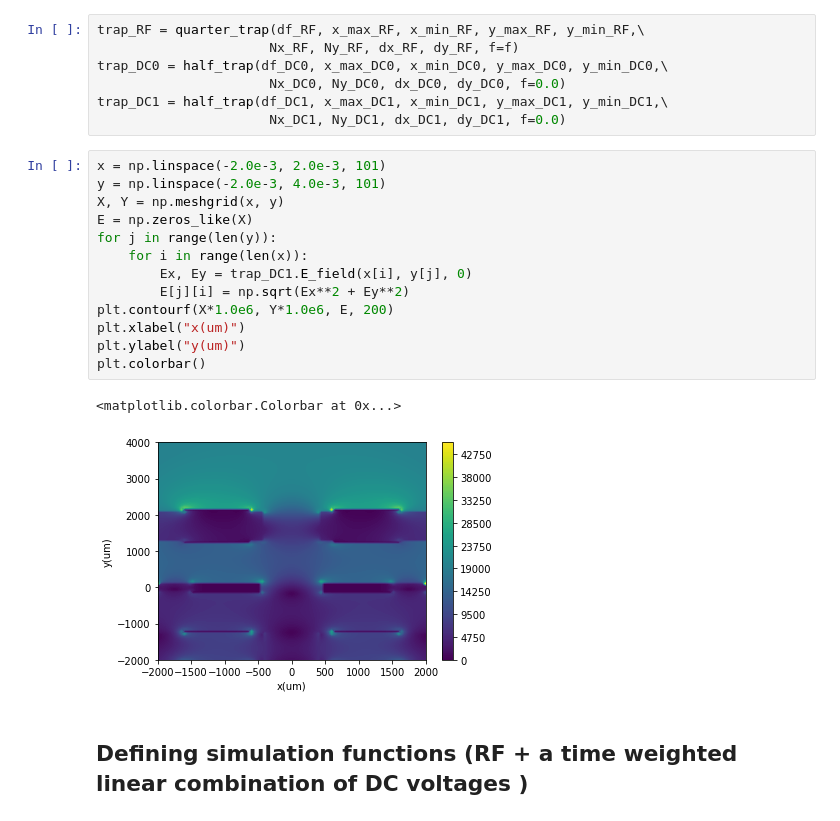
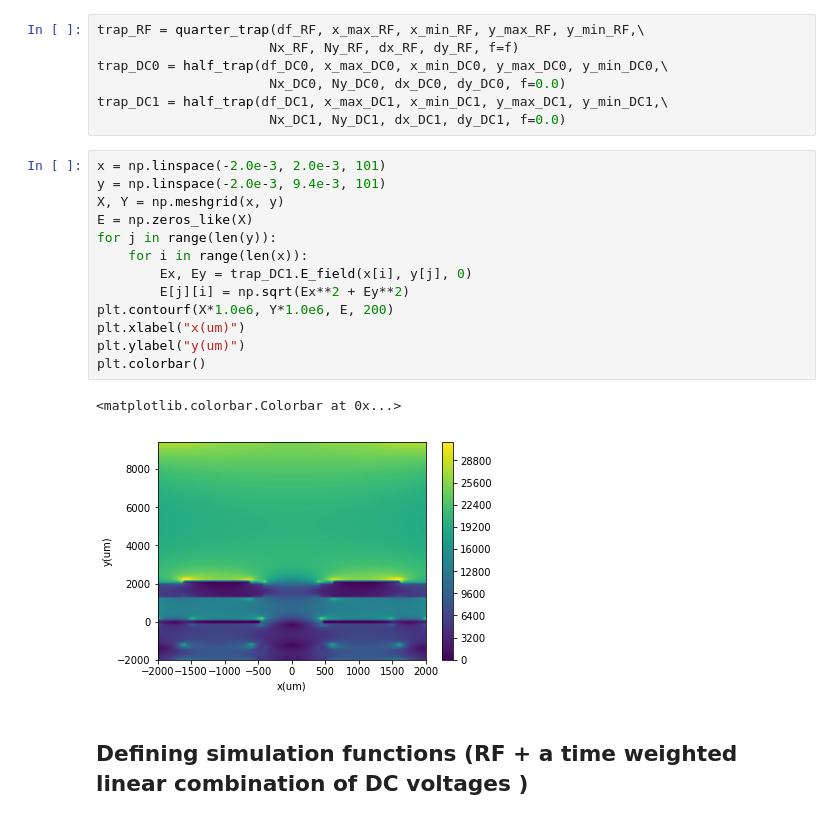
Before and after one commit to HaeffnerLab/Electron-Trap-Design-Testing, a Jupyter notebook: particle_trajectory_sim/Extraction/ext_traj_DC_RF_ramping_100MHz_axial.ipynb, the cells around one changed output. Cells and saved outputs as stored; diff of their text form.

```diff
--- a/particle_trajectory_sim/Extraction/ext_traj_DC_RF_ramping_100MHz_axial.ipynb
+++ b/particle_trajectory_sim/Extraction/ext_traj_DC_RF_ramping_100MHz_axial.ipynb
@@ -154,20 +154,20 @@ trap_DC1 = half_trap(df_DC1, x_max_DC1, x_min_DC1, y_max_DC1, y_min_DC1,\
                       Nx_DC1, Ny_DC1, dx_DC1, dy_DC1, f=0.0)
 # %%
 x = np.linspace(-2.0e-3, 2.0e-3, 101)
-y = np.linspace(-2.0e-3, 4.0e-3, 101)
+y = np.linspace(-2.0e-3, 9.4e-3, 101)
 X, Y = np.meshgrid(x, y)
 E = np.zeros_like(X)
 for j in range(len(y)):
     for i in range(len(x)):
         Ex, Ey = trap_DC1.E_field(x[i], y[j], 0)
         E[j][i] = np.sqrt(Ex**2 + Ey**2)
 plt.contourf(X*1.0e6, Y*1.0e6, E, 200)
 plt.xlabel("x(um)")
 plt.ylabel("y(um)")
 plt.colorbar()
 # %% [output]
 <matplotlib.colorbar.Colorbar at 0x...>
-[figure, old version]
+[figure, new version]
 # %% [markdown]
 ## Defining simulation functions (RF + a time weighted linear combination of DC voltages )
 # %%
```
Also changed, not shown: parts of 3 cells of this notebook, 6 other files.
